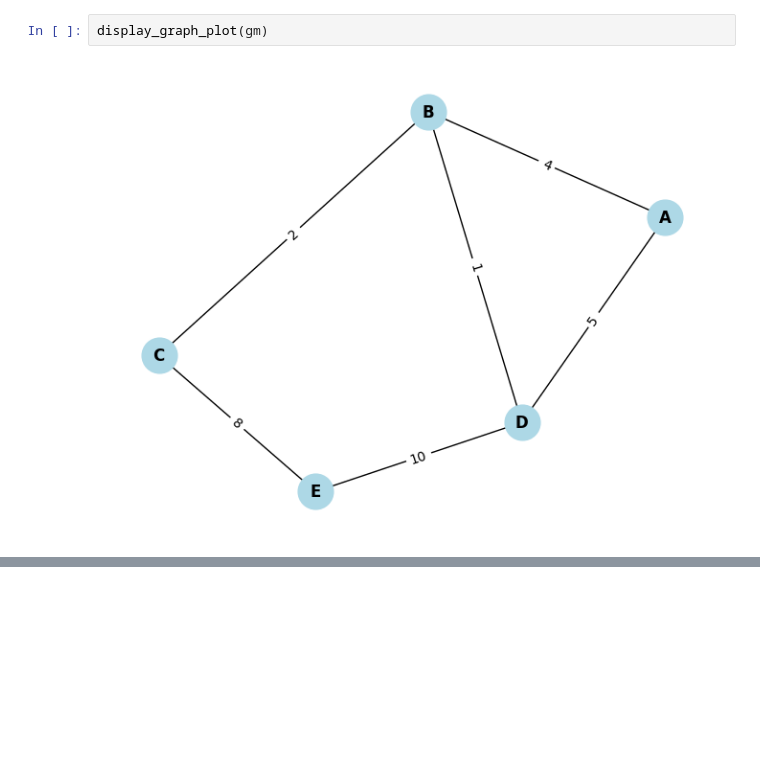
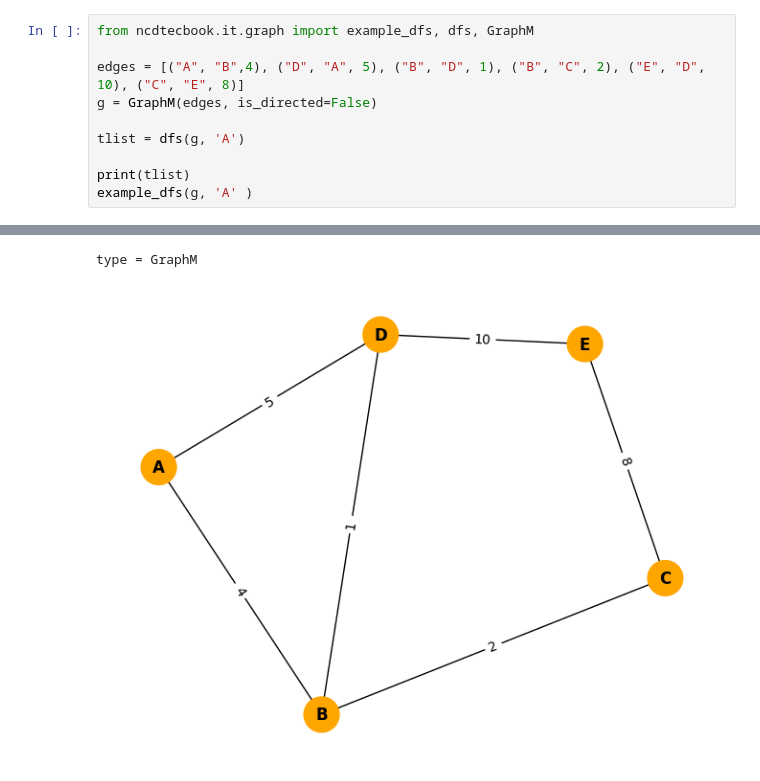
Before and after one commit to suhelhammoud/ncd-tec-book, a Jupyter notebook: _sources/1-information-technology/101-graphs.ipynb, the cells around one changed output, grey strips where cells are left out. Drawn from its saved outputs; the diff is of its cells as text; blank space fills up the shorter version.

```diff
--- a/_sources/1-information-technology/101-graphs.ipynb
+++ b/_sources/1-information-technology/101-graphs.ipynb
@@ -133,4 +169,11 @@ display_graph(gm)
-# %%
-display_graph_plot(gm)
-# %% [output]
-[figure, removed]
+# %%
+from ncdtecbook.it.graph import example_dfs, dfs, GraphM
+
+edges = [("A", "B",4), ("D", "A", 5), ("B", "D", 1), ("B", "C", 2), ("E", "D", 10), ("C", "E", 8)]
+g = GraphM(edges, is_directed=False)
+
+tlist = dfs(g, 'A')
+
+print(tlist)
+example_dfs(g, 'A' )
+# %% [output]
@@ -136,0 +181,2 @@ display_graph_plot(gm)
+type = GraphM
+[figure, added]
```
Also changed, not shown: parts of 18 cells of this notebook, 24 other files.
